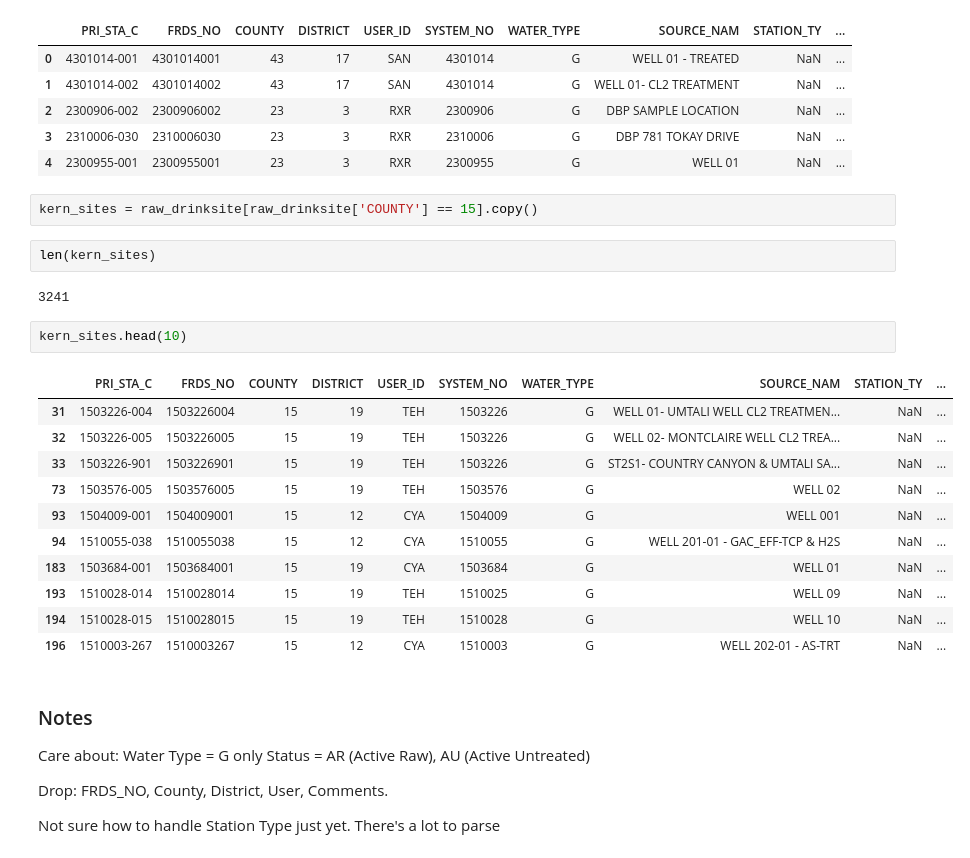
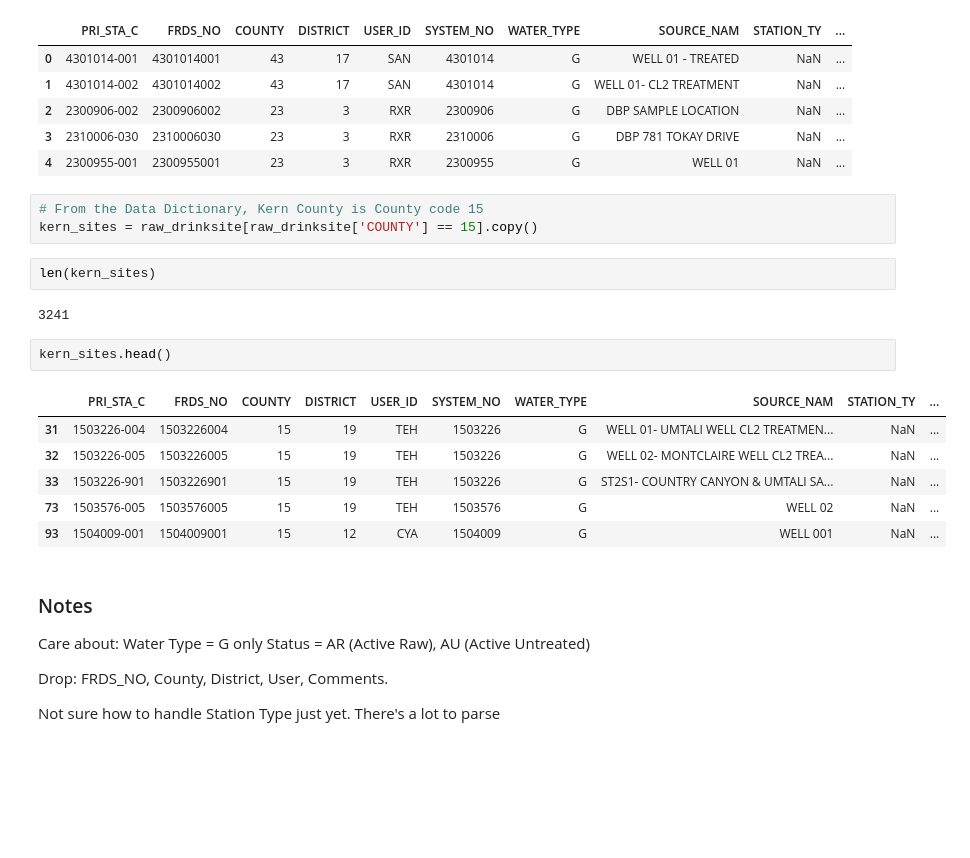
Before and after one commit to waterdatacollaborative/NicoleLook_Drinking-Water-Contaminant-Classification, a Jupyter notebook: Capstone.ipynb, the cells around one changed output. Saved outputs shown, nothing was run; the diff lists cells and outputs as text; blank space fills up the shorter version.

```diff
--- a/Capstone.ipynb
+++ b/Capstone.ipynb
@@ -26,26 +26,22 @@ raw_drinksite.head()
 | 2 | 2300906-002 | 2300906002 | 23 | 3 | RXR | 2300906 | G | DBP SAMPLE LOCATION | NaN | ... |
 | 3 | 2310006-030 | 2310006030 | 23 | 3 | RXR | 2310006 | G | DBP 781 TOKAY DRIVE | NaN | ... |
 | 4 | 2300955-001 | 2300955001 | 23 | 3 | RXR | 2300955 | G | WELL 01 | NaN | ... |
-# %%
-kern_sites = raw_drinksite[raw_drinksite['COUNTY'] == 15].copy()
+# %%
+# From the Data Dictionary, Kern County is County code 15
+kern_sites = raw_drinksite[raw_drinksite['COUNTY'] == 15].copy()
 # %%
 len(kern_sites)
 # %% [output]
 3241
 # %%
-kern_sites.head(10)
+kern_sites.head()
 # %% [output]
 |  | PRI_STA_C | FRDS_NO | COUNTY | DISTRICT | USER_ID | SYSTEM_NO | WATER_TYPE | SOURCE_NAM | STATION_TY | ... |
 | 31 | 1503226-004 | 1503226004 | 15 | 19 | TEH | 1503226 | G | WELL 01- UMTALI WELL CL2 TREATMEN... | NaN | ... |
 | 32 | 1503226-005 | 1503226005 | 15 | 19 | TEH | 1503226 | G | WELL 02- MONTCLAIRE WELL CL2 TREA... | NaN | ... |
 | 33 | 1503226-901 | 1503226901 | 15 | 19 | TEH | 1503226 | G | ST2S1- COUNTRY CANYON & UMTALI SA... | NaN | ... |
 | 73 | 1503576-005 | 1503576005 | 15 | 19 | TEH | 1503576 | G | WELL 02 | NaN | ... |
 | 93 | 1504009-001 | 1504009001 | 15 | 12 | CYA | 1504009 | G | WELL 001 | NaN | ... |
-| 94 | 1510055-038 | 1510055038 | 15 | 12 | CYA | 1510055 | G | WELL 201-01 - GAC_EFF-TCP & H2S | NaN | ... |
-| 183 | 1503684-001 | 1503684001 | 15 | 19 | CYA | 1503684 | G | WELL 01 | NaN | ... |
-| 193 | 1510028-014 | 1510028014 | 15 | 19 | TEH | 1510025 | G | WELL 09 | NaN | ... |
-| 194 | 1510028-015 | 1510028015 | 15 | 19 | TEH | 1510028 | G | WELL 10 | NaN | ... |
-| 196 | 1510003-267 | 1510003267 | 15 | 12 | CYA | 1510003 | G | WELL 202-01 - AS-TRT | NaN | ... |
 # %% [markdown]
 ### Notes
 Care about:
```
Also changed, not shown: parts of 93 cells of this notebook.
